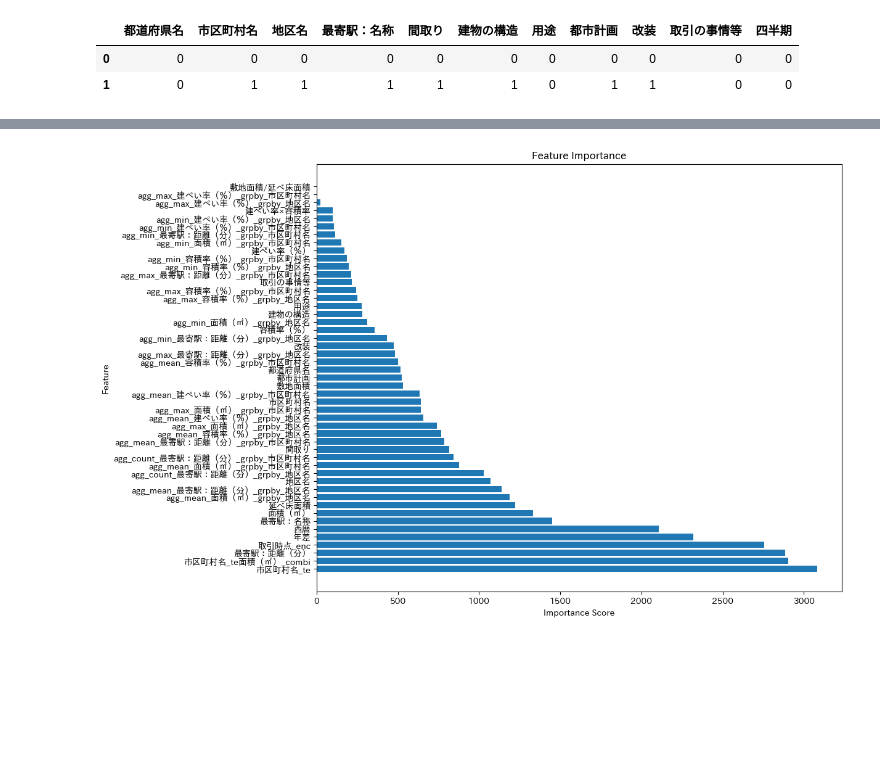
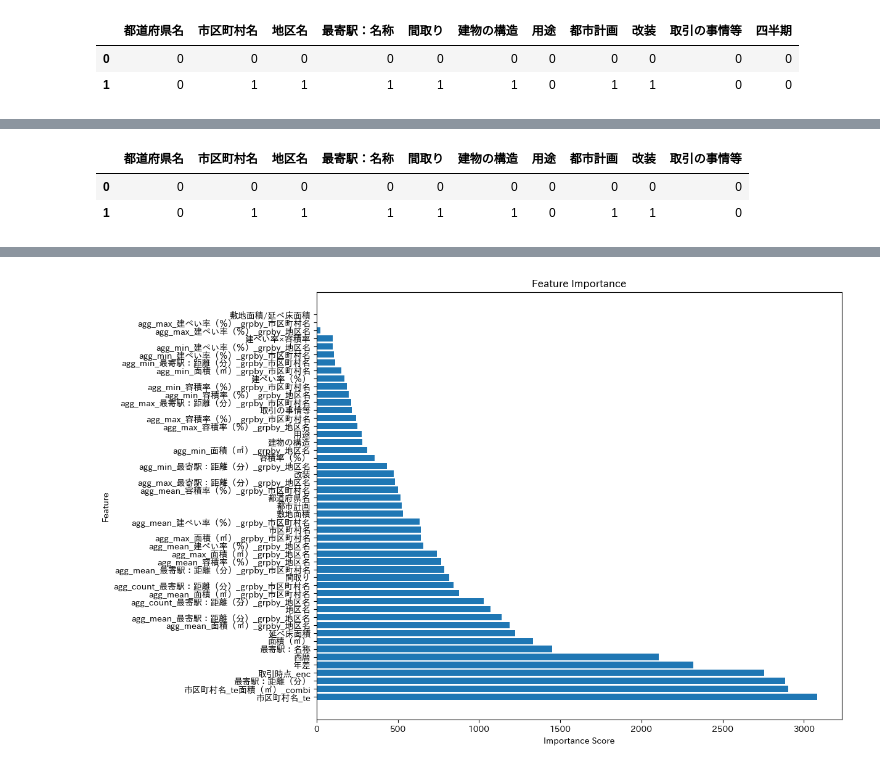
Before and after one commit to KotaroOsako/-, a Jupyter notebook: 20220522-Copy1.ipynb, the cells around one changed output, grey strips where cells are left out. Saved outputs shown, nothing was run; the diff lists cells and outputs as text; code cells hidden in the pictures; blank space fills up the shorter version.

```diff
--- a/20220522-Copy1.ipynb
+++ b/20220522-Copy1.ipynb
@@ -378,4 +384,8 @@ df_dummy.drop(df_dummy[['agg_count_容積率（％）_grpby_市区町村名','ag
 df_dummy['建ぺい率×容積率_市区町村別']=df_dummy['agg_mean_建ぺい率（％）_grpby_市区町村名']*df_dummy['agg_mean_容積率（％）_grpby_市区町村名']
 df_dummy['敷地面積_市区町村別']=df_dummy['agg_mean_面積（㎡）_grpby_市区町村名']/df_dummy['agg_mean_建ぺい率（％）_grpby_市区町村名']*100
 df_dummy['延べ床面積_市区町村別']=df_dummy['agg_mean_容積率（％）_grpby_市区町村名']/100*df_dummy['敷地面積_市区町村別']
+# %%
+df_dummy['建ぺい率×容積率_地区別']=df_dummy['agg_mean_建ぺい率（％）_grpby_地区名']*df_dummy['agg_mean_容積率（％）_grpby_地区名']
+df_dummy['敷地面積_地区別']=df_dummy['agg_mean_面積（㎡）_grpby_地区名']/df_dummy['agg_mean_建ぺい率（％）_grpby_地区名']*100
+df_dummy['延べ床面積_地区別']=df_dummy['agg_mean_容積率（％）_grpby_地区名']/100*df_dummy['敷地面積_地区別']
 # %%
@@ -412,3 +406,14 @@ X_test
 # sr2=pd.Series(X_test_kmeans)
 # X_train=pd.concat([X_train,sr1],axis=1)
 # X_test=pd.concat([X_test,sr2],axis=1)
+# %%
+encoder = Pipeline([
+    SelectCategorical(),
+    LabelEncoder(output_suffix=""),
+])
+le_df = encoder.fit_transform(df_dummy)
+le_df.head(2)
+# %% [output]
+|  | 都道府県名 | 市区町村名 | 地区名 | 最寄駅：名称 | 間取り | 建物の構造 | 用途 | 都市計画 | 改装 | 取引の事情等 |
+| 0 | 0 | 0 | 0 | 0 | 0 | 0 | 0 | 0 | 0 | 0 |
+| 1 | 0 | 1 | 1 | 1 | 1 | 1 | 0 | 1 | 1 | 0 |
```
Also changed, not shown: parts of 21 cells of this notebook.
